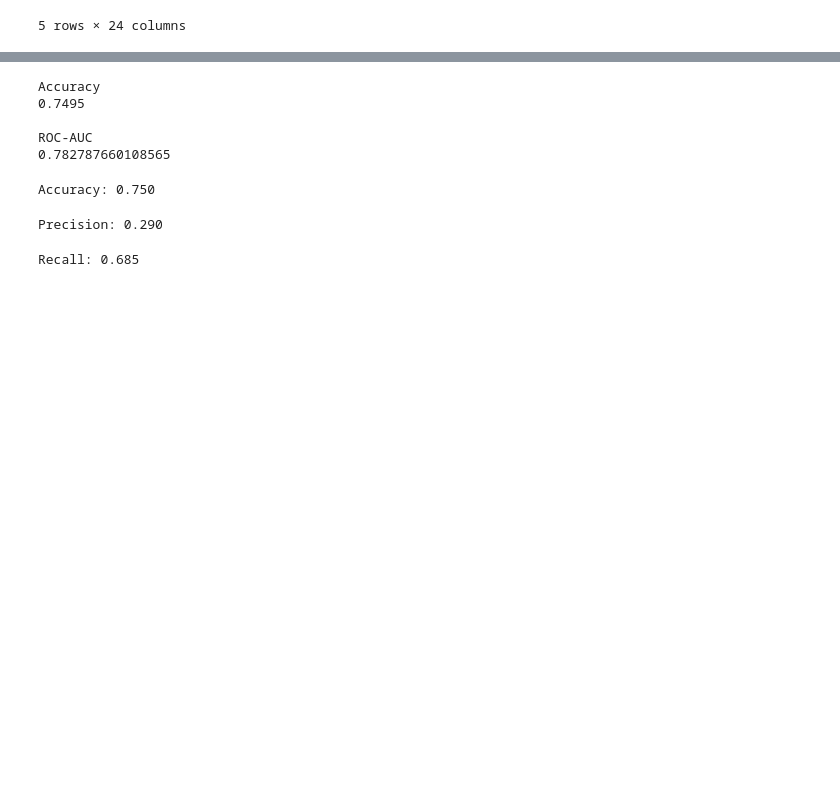
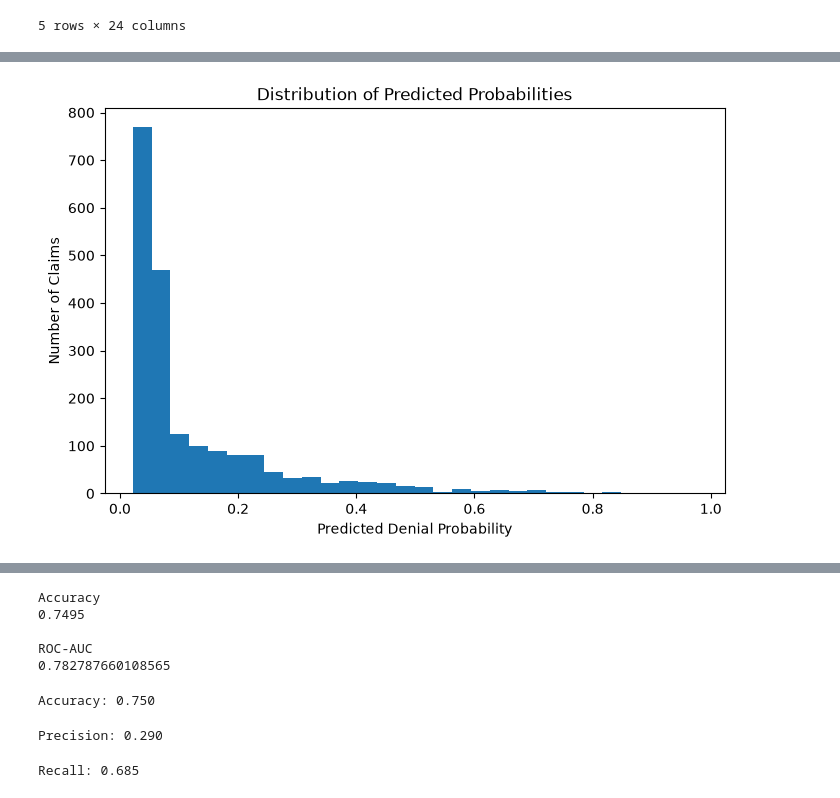
Before and after one commit to Simrithichoudhary/healthcare-claim-denial-analytics, a Jupyter notebook: notebooks/03_Model_Building.ipynb, the cells around one changed output, grey strips where cells are left out. Saved outputs shown, nothing was run; the diff lists cells and outputs as text; code cells hidden in the pictures; blank space fills up the shorter version.

```diff
--- a/notebooks/03_Model_Building.ipynb
+++ b/notebooks/03_Model_Building.ipynb
@@ -71,0 +149,25 @@ X = pd.get_dummies(
+# %%
+from sklearn.metrics import (
+    accuracy_score,
+    precision_score,
+    recall_score,
+    f1_score,
+    roc_auc_score,
+    classification_report,
+    confusion_matrix
+)
+
+y_pred = model_pipeline.predict(X_test)
+y_prob = model_pipeline.predict_proba(X_test)[:, 1]
+
+print("Accuracy:", round(accuracy_score(y_test, y_pred), 4))
+print("Precision:", round(precision_score(y_test, y_pred), 4))
+print("Recall:", round(recall_score(y_test, y_pred), 4))
+print("F1-score:", round(f1_score(y_test, y_pred), 4))
+print("ROC-AUC:", round(roc_auc_score(y_test, y_prob), 4))
+
+print("\nClassification Report:\n")
+print(classification_report(y_test, y_pred))
+
+print("\nConfusion Matrix:\n")
+print(confusion_matrix(y_test, y_pred))
@@ -71,0 +192,11 @@ X = pd.get_dummies(
+# %%
+import matplotlib.pyplot as plt
+
+plt.figure(figsize=(8,5))
+plt.hist(y_prob, bins=30)
+plt.xlabel("Predicted Denial Probability")
+plt.ylabel("Number of Claims")
+plt.title("Distribution of Predicted Probabilities")
+plt.show()
+# %% [output]
+[figure, added]
```
Also changed, not shown: parts of 8 cells of this notebook, 2 other files.
